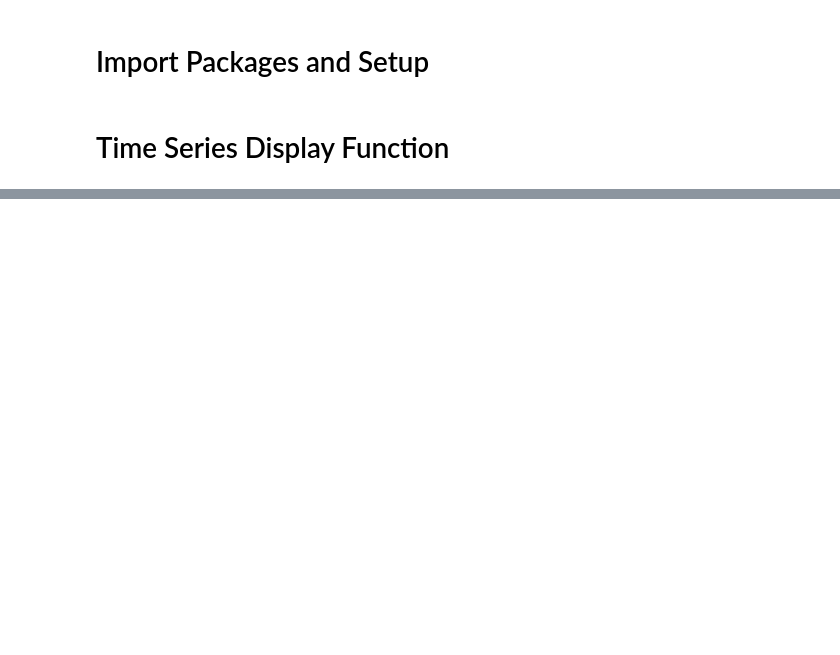
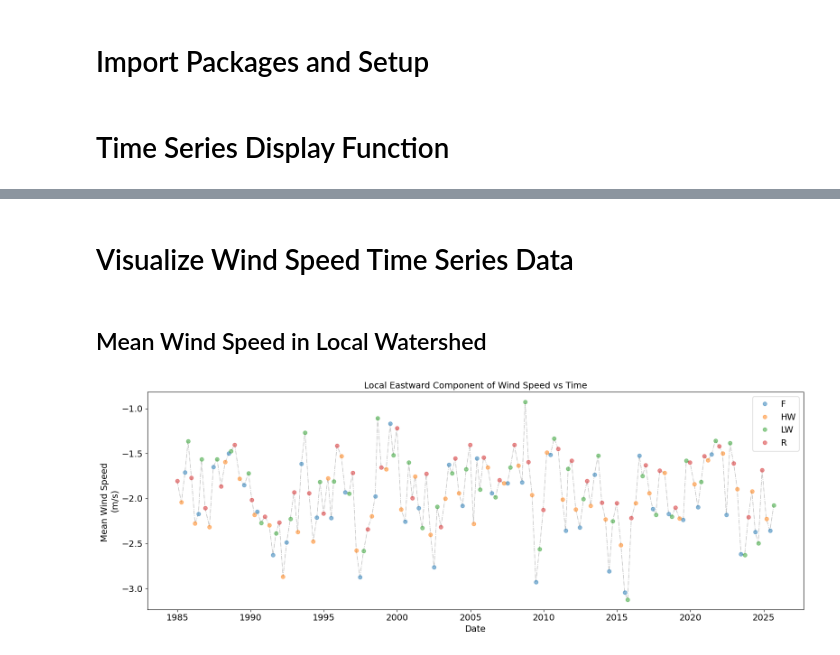
Before and after one commit to larissavaladao/time_series_curuai, a Jupyter notebook: 5. parameters_by_period/6.wind_time_series.ipynb, the cells around one changed output, grey strips where cells are left out. Saved outputs shown, nothing was run; the diff lists cells and outputs as text; code cells hidden in the pictures; blank space fills up the shorter version.

Commit message:
update precipitation and wind time series data

```diff
--- a/5. parameters_by_period/6.wind_time_series.ipynb
+++ b/5. parameters_by_period/6.wind_time_series.ipynb
@@ -290,9 +256,0 @@ mean_watershed_wind_cota_n2.limit(2)
-# %%
-import seaborn as sns
-df = geemap.ee_to_df(mean_watershed_wind_cota)
-dfN2 = geemap.ee_to_df(mean_watershed_wind_cota_n2)
-#comparar dados = seguem o mesmo padrão, aproximadamente
-sns.set_theme(style="whitegrid",rc={'figure.figsize':(20,10)})
-sns.pointplot(data=df,x = df['time_start'],y = df['mean_u__wind'], linewidth=2.5)
-sns.pointplot(data=dfN2,x = dfN2['time_start'],y = dfN2['mean_u__wind'], linewidth=2.5)
-# mostra que dados das duas estações tem comportamento similar, apesar dos valores de curuai serem maiores que o de obidos.
@@ -309,0 +332,6 @@ geemap.ee_to_csv(mean_watershed_wind, '/content/drive/MyDrive/CURUAI_PROCESS/mea
+# %%
+# Convert Python list to Earth Engine ImageCollection for further processing
+period_mosaic = ee.ImageCollection(list_images)
+
+# Display summary of created mosaic collection
+print(f"Created mosaic collection with {period_mosaic.size().getInfo()} images")
@@ -309,0 +386,6 @@ geemap.ee_to_csv(mean_watershed_wind, '/content/drive/MyDrive/CURUAI_PROCESS/mea
+# %%
+# Apply mean wind speed calculation to all water period mosaics
+wind_data = ee.FeatureCollection(period_mosaic.map(mean_wind))
+
+# Display information from the first feature to verify processing
+wind_data.first()
@@ -309,0 +394,12 @@ geemap.ee_to_csv(mean_watershed_wind, '/content/drive/MyDrive/CURUAI_PROCESS/mea
+# %%
+# Convert Earth Engine FeatureCollection to Pandas DataFrame
+df = ee.data.computeFeatures({
+    'expression': ee.FeatureCollection(wind_data.map(lambda img: ee.Feature(None, img.toDictionary()))),
+    'fileFormat': 'PANDAS_DATAFRAME'
+}).drop(columns="geo")
+
+# Convert time column to datetime format for proper time series operations
+df['time_start'] = pd.to_datetime(df['time_start'])
+
+# Display the dataframe structure and first rows
+df
@@ -309,0 +423,9 @@ geemap.ee_to_csv(mean_watershed_wind, '/content/drive/MyDrive/CURUAI_PROCESS/mea
+# %% [markdown]
+# Visualize Wind Speed Time Series Data
+# %% [markdown]
+## Mean Wind Speed in Local Watershed
+# %%
+# Create and display time series plot for local watershed eastward wind component over time
+prepare_time_series_plot(df, 'u_wind_loc', "Local Eastward Component of Wind Speed")
+# %% [output]
+[figure, added]
```
Also changed, not shown: parts of 53 cells of this notebook, 9 other files.
